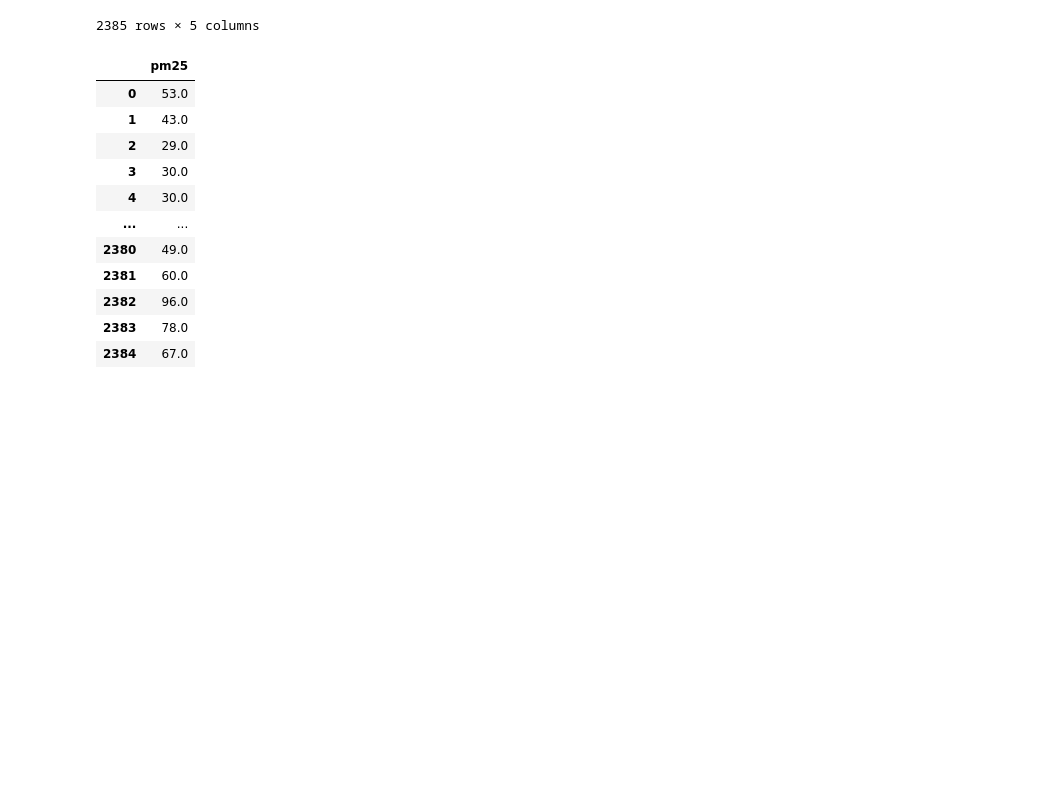
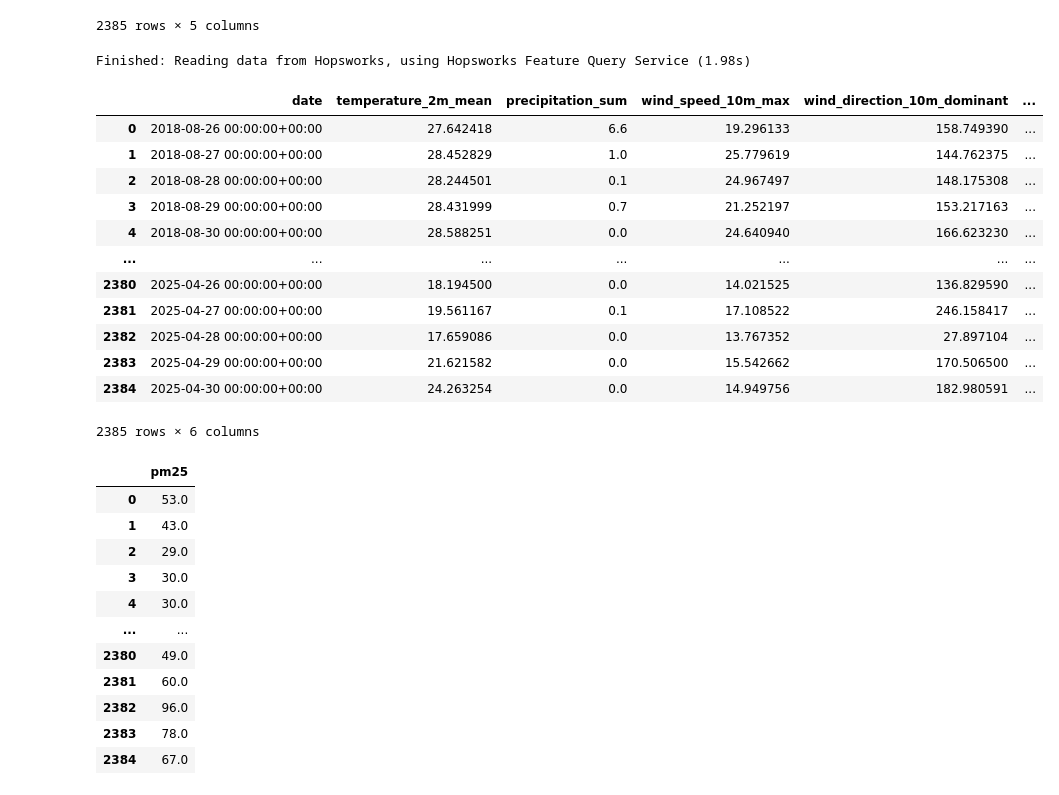
Before and after one commit to alyssa2024/mlfs-book, a Jupyter notebook: notebooks/airquality/3_air_quality_training_pipeline.ipynb, the cells around one changed output. Drawn from its saved outputs; the diff is of its cells as text; code cells hidden in the pictures; blank space fills up the shorter version.

```diff
--- a/notebooks/airquality/3_air_quality_training_pipeline.ipynb
+++ b/notebooks/airquality/3_air_quality_training_pipeline.ipynb
@@ -103,6 +101,11 @@ weather_fg = fs.get_feature_group(
     name='weather',
     version=1,
 )
+# %%
+air_quality_3mean_and_weather_fg = fs.get_feature_group(
+    name='air_quality_3mean_and_weather',
+    version=1,
+)
 # %% [markdown]
 ---
 
@@ -114,0 +118,2 @@ selected_features = air_quality_fg.select(['pm25', 'date']).join(weather_fg.sele
+# %%
+selected_features_new = air_quality_fg.select(['pm25', 'date']).join(air_quality_3mean_and_weather_fg.select_features(), on=['city'])
@@ -170,6 +188,26 @@ X_train
 | 2383 | 2025-04-29 00:00:00+00:00 | 21.621582 | 0.000000 | 15.542662 | 170.506500 |
 | 2384 | 2025-04-30 00:00:00+00:00 | 24.263254 | 0.000000 | 14.949756 | 182.980591 |
 2385 rows × 5 columns
+# %%
+X_train_new, X_test_new, y_train_new, y_test_new = feature_view_new.train_test_split(
+    test_start=test_start
+)
+X_train_new
+# %% [output]
+Finished: Reading data from Hopsworks, using Hopsworks Feature Query Service (1.98s)
+|  | date | temperature_2m_mean | precipitation_sum | wind_speed_10m_max | wind_direction_10m_dominant | ... |
+| 0 | 2018-08-26 00:00:00+00:00 | 27.642418 | 6.6 | 19.296133 | 158.749390 | ... |
+| 1 | 2018-08-27 00:00:00+00:00 | 28.452829 | 1.0 | 25.779619 | 144.762375 | ... |
+| 2 | 2018-08-28 00:00:00+00:00 | 28.244501 | 0.1 | 24.967497 | 148.175308 | ... |
+| 3 | 2018-08-29 00:00:00+00:00 | 28.431999 | 0.7 | 21.252197 | 153.217163 | ... |
+| 4 | 2018-08-30 00:00:00+00:00 | 28.588251 | 0.0 | 24.640940 | 166.623230 | ... |
+| ... | ... | ... | ... | ... | ... | ... |
+| 2380 | 2025-04-26 00:00:00+00:00 | 18.194500 | 0.0 | 14.021525 | 136.829590 | ... |
+| 2381 | 2025-04-27 00:00:00+00:00 | 19.561167 | 0.1 | 17.108522 | 246.158417 | ... |
+| 2382 | 2025-04-28 00:00:00+00:00 | 17.659086 | 0.0 | 13.767352 | 27.897104 | ... |
+| 2383 | 2025-04-29 00:00:00+00:00 | 21.621582 | 0.0 | 15.542662 | 170.506500 | ... |
+| 2384 | 2025-04-30 00:00:00+00:00 | 24.263254 | 0.0 | 14.949756 | 182.980591 | ... |
+2385 rows × 6 columns
 # %%
 X_features = X_train.drop(columns=['date'])
 X_test_features = X_test.drop(columns=['date'])
```
Also changed, not shown: parts of 20 cells of this notebook, 11 other files.
